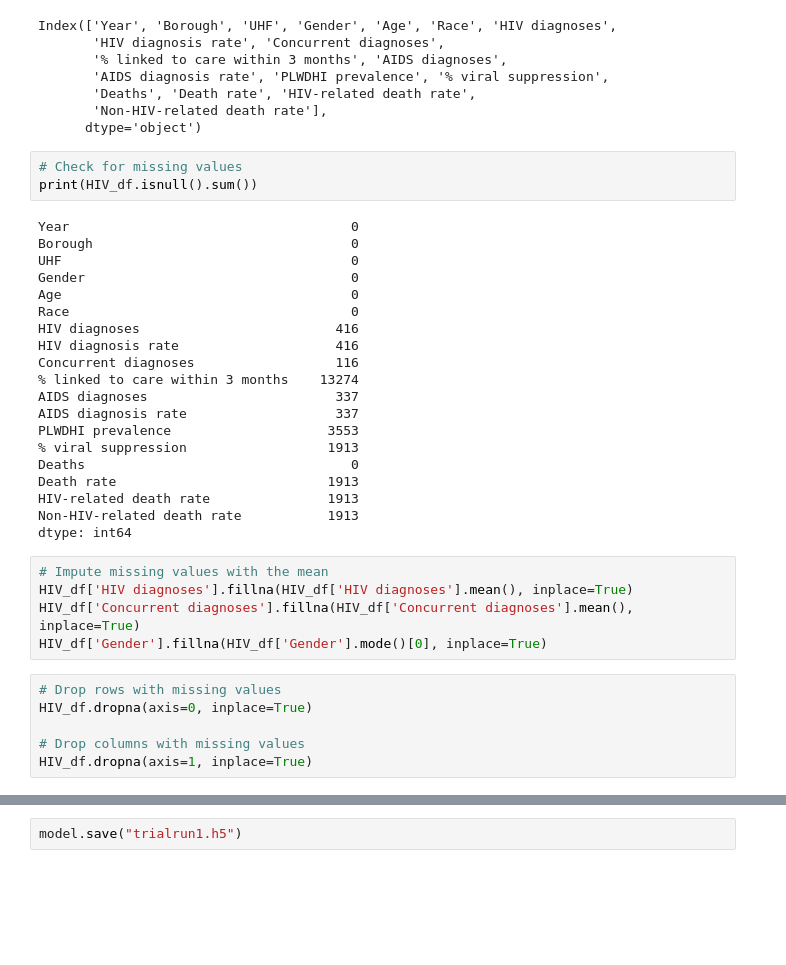
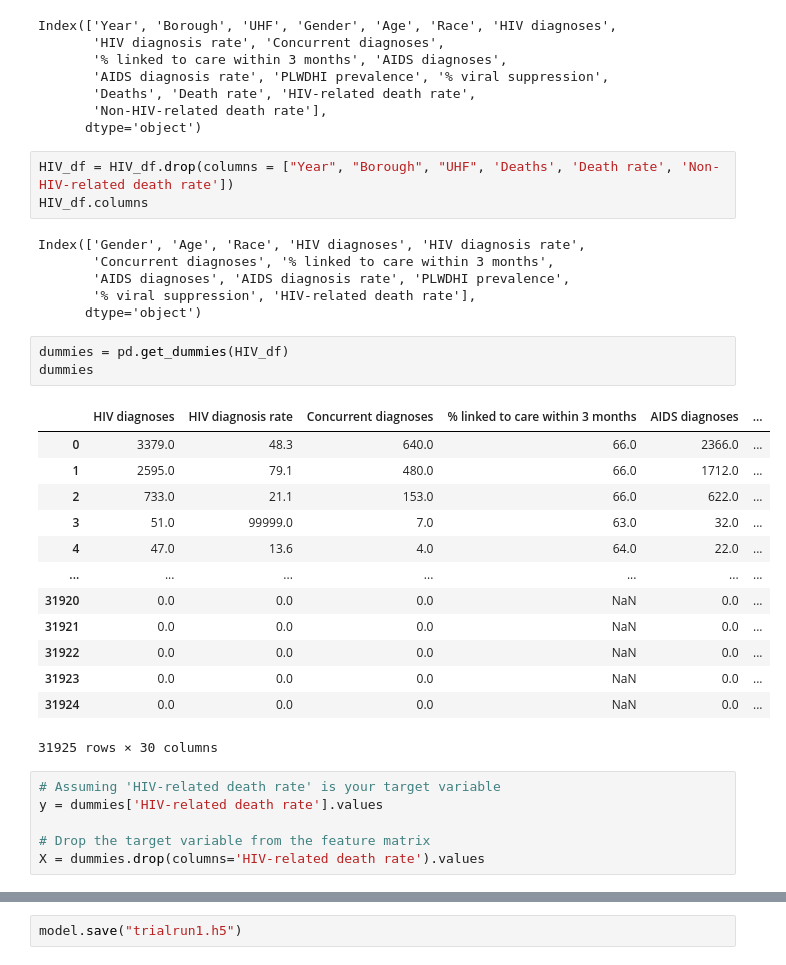
Before and after one commit to neslink/ProjectHIV, a Jupyter notebook: HIV_Project.ipynb, the cells around one changed output, grey strips where cells are left out. Cells and saved outputs as stored; diff of their text form; blank space fills up the shorter version.

```diff
--- a/HIV_Project.ipynb
+++ b/HIV_Project.ipynb
@@ -48,40 +27,38 @@ Index(['Year', 'Borough', 'UHF', 'Gender', 'Age', 'Race', 'HIV diagnoses',
        'Deaths', 'Death rate', 'HIV-related death rate',
        'Non-HIV-related death rate'],
       dtype='object')
-# %%
-# Check for missing values
-print(HIV_df.isnull().sum())
-# %% [output]
-Year                                    0
-Borough                                 0
-UHF                                     0
-Gender                                  0
-Age                                     0
-Race                                    0
-HIV diagnoses                         416
-HIV diagnosis rate                    416
-Concurrent diagnoses                  116
-% linked to care within 3 months    13274
-AIDS diagnoses                        337
-AIDS diagnosis rate                   337
-PLWDHI prevalence                    3553
-% viral suppression                  1913
-Deaths                                  0
-Death rate                           1913
-HIV-related death rate               1913
-Non-HIV-related death rate           1913
-dtype: int64
-# %%
-# Impute missing values with the mean
-HIV_df['HIV diagnoses'].fillna(HIV_df['HIV diagnoses'].mean(), inplace=True)
-HIV_df['Concurrent diagnoses'].fillna(HIV_df['Concurrent diagnoses'].mean(), inplace=True)
-HIV_df['Gender'].fillna(HIV_df['Gender'].mode()[0], inplace=True)
-# %%
-# Drop rows with missing values
-HIV_df.dropna(axis=0, inplace=True)
-
-# Drop columns with missing values
-HIV_df.dropna(axis=1, inplace=True)
+# %%
+HIV_df = HIV_df.drop(columns = ["Year", "Borough", "UHF", 'Deaths', 'Death rate', 'Non-HIV-related death rate'])
+HIV_df.columns
+# %% [output]
+Index(['Gender', 'Age', 'Race', 'HIV diagnoses', 'HIV diagnosis rate',
+       'Concurrent diagnoses', '% linked to care within 3 months',
+       'AIDS diagnoses', 'AIDS diagnosis rate', 'PLWDHI prevalence',
+       '% viral suppression', 'HIV-related death rate'],
+      dtype='object')
+# %%
+dummies = pd.get_dummies(HIV_df)
+dummies
+# %% [output]
+|  | HIV diagnoses | HIV diagnosis rate | Concurrent diagnoses | % linked to care within 3 months | AIDS diagnoses | ... |
+| 0 | 3379.0 | 48.3 | 640.0 | 66.0 | 2366.0 | ... |
+| 1 | 2595.0 | 79.1 | 480.0 | 66.0 | 1712.0 | ... |
+| 2 | 733.0 | 21.1 | 153.0 | 66.0 | 622.0 | ... |
+| 3 | 51.0 | 99999.0 | 7.0 | 63.0 | 32.0 | ... |
+| 4 | 47.0 | 13.6 | 4.0 | 64.0 | 22.0 | ... |
+| ... | ... | ... | ... | ... | ... | ... |
+| 31920 | 0.0 | 0.0 | 0.0 | NaN | 0.0 | ... |
+| 31921 | 0.0 | 0.0 | 0.0 | NaN | 0.0 | ... |
+| 31922 | 0.0 | 0.0 | 0.0 | NaN | 0.0 | ... |
+| 31923 | 0.0 | 0.0 | 0.0 | NaN | 0.0 | ... |
+| 31924 | 0.0 | 0.0 | 0.0 | NaN | 0.0 | ... |
+31925 rows × 30 columns
+# %%
+# Assuming 'HIV-related death rate' is your target variable
+y = dummies['HIV-related death rate'].values
+
+# Drop the target variable from the feature matrix
+X = dummies.drop(columns='HIV-related death rate').values
 # %%
 # Determine the number of unique values in each column.
 HIV_df.nunique()
```
Also changed, not shown: parts of 30 cells of this notebook, 3 other files.
